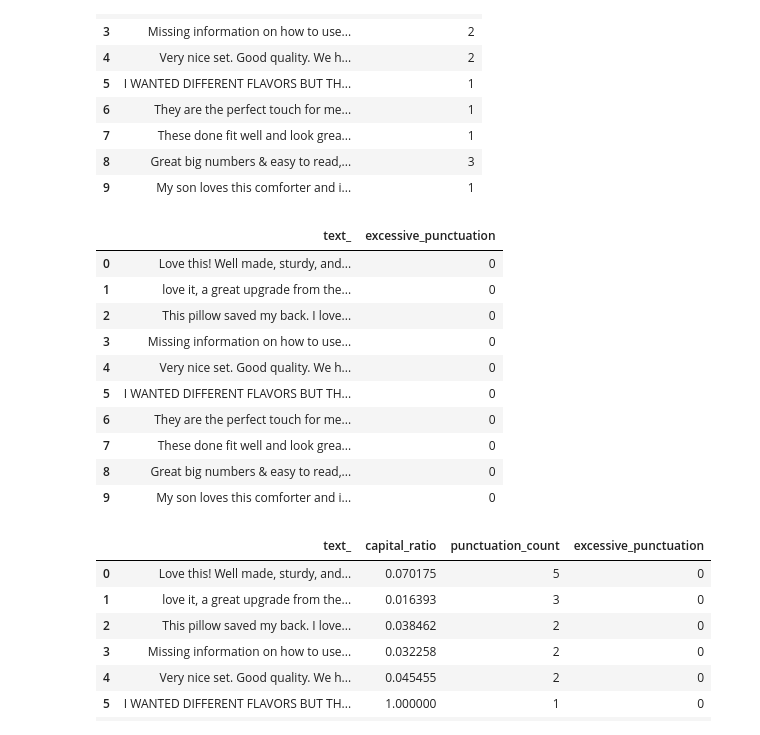
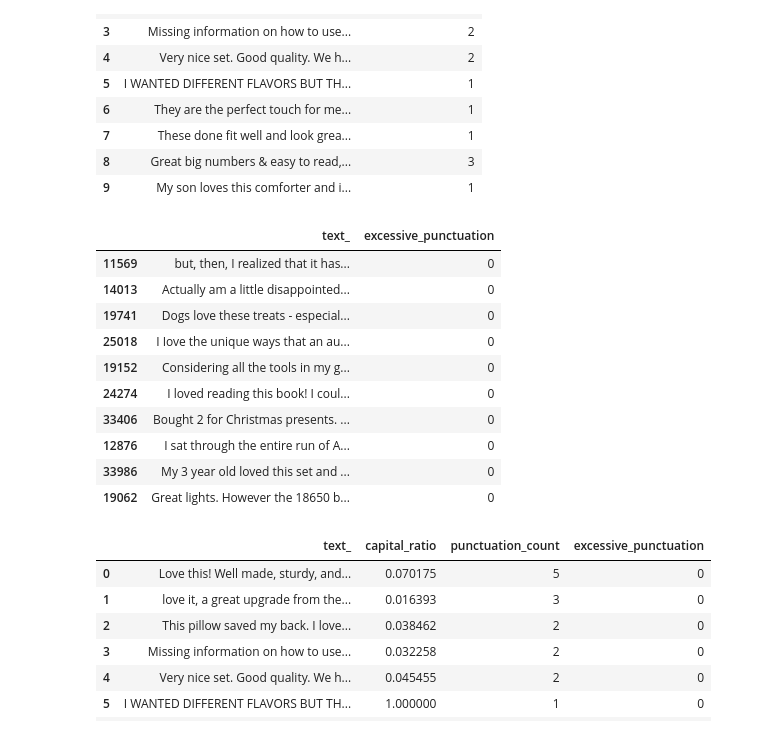
Before and after one commit to pratibhaa65/fake_review_detection, a Jupyter notebook: initial.ipynb, the cells around one changed output. Drawn from its saved outputs; the diff is of its cells as text; code cells hidden in the pictures.

```diff
--- a/initial.ipynb
+++ b/initial.ipynb
@@ -66,0 +77,2 @@ dtype: int64
+# %%
+df_r = df_r.drop_duplicates(subset='text_').reset_index(drop=True)
@@ -166,19 +182,19 @@ def excessive_punctuation_score(text):
     return len(matches)
 # %%
 df_r['excessive_punctuation'] = df_r['text_'].apply(excessive_punctuation_score)
-df_r[['text_', 'excessive_punctuation']].head(10)
+df_r[['text_', 'excessive_punctuation']].sample(10)
 # %% [output]
 |  | text_ | excessive_punctuation |
-| 0 | Love this! Well made, sturdy, and... | 0 |
-| 1 | love it, a great upgrade from the... | 0 |
-| 2 | This pillow saved my back. I love... | 0 |
-| 3 | Missing information on how to use... | 0 |
-| 4 | Very nice set. Good quality. We h... | 0 |
-| 5 | I WANTED DIFFERENT FLAVORS BUT TH... | 0 |
-| 6 | They are the perfect touch for me... | 0 |
-| 7 | These done fit well and look grea... | 0 |
-| 8 | Great big numbers & easy to read,... | 0 |
-| 9 | My son loves this comforter and i... | 0 |
+| 11569 | but, then, I realized that it has... | 0 |
+| 14013 | Actually am a little disappointed... | 0 |
+| 19741 | Dogs love these treats - especial... | 0 |
+| 25018 | I Iove the unique ways that an au... | 0 |
+| 19152 | Considering all the tools in my g... | 0 |
+| 24274 | I loved reading this book! I coul... | 0 |
+| 33406 | Bought 2 for Christmas presents. ... | 0 |
+| 12876 | I sat through the entire run of A... | 0 |
+| 33986 | My 3 year old loved this set and ... | 0 |
+| 19062 | Great lights. However the 18650 b... | 0 |
 # %%
 df_r[['text_', 'capital_ratio', 'punctuation_count', 'excessive_punctuation']].head(10)
 # %% [output]
```
Also changed, not shown: parts of 32 cells of this notebook, 2 other files.
